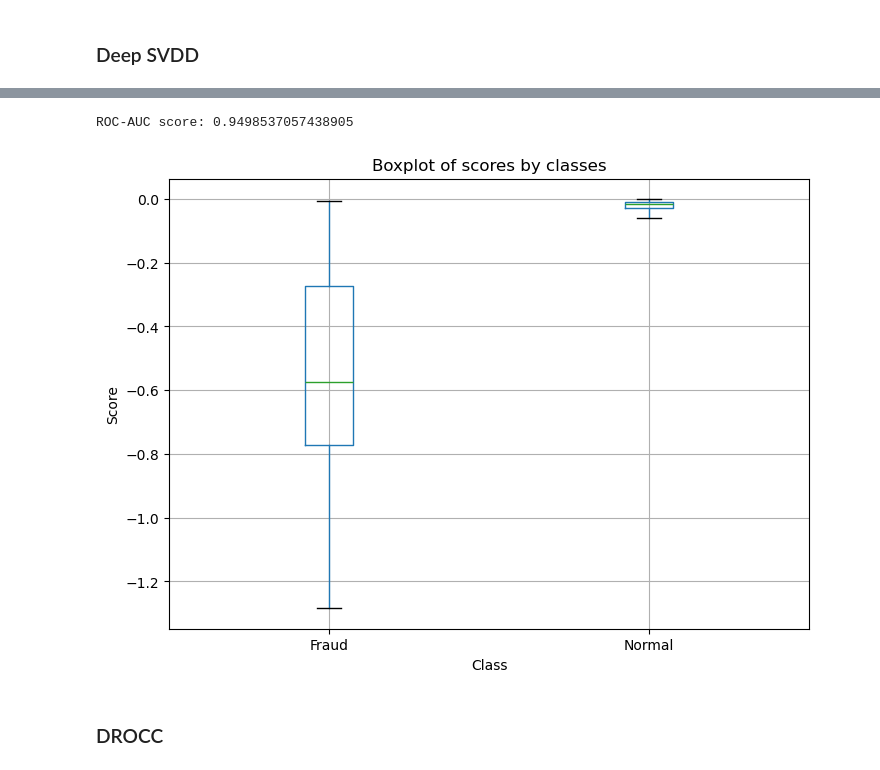
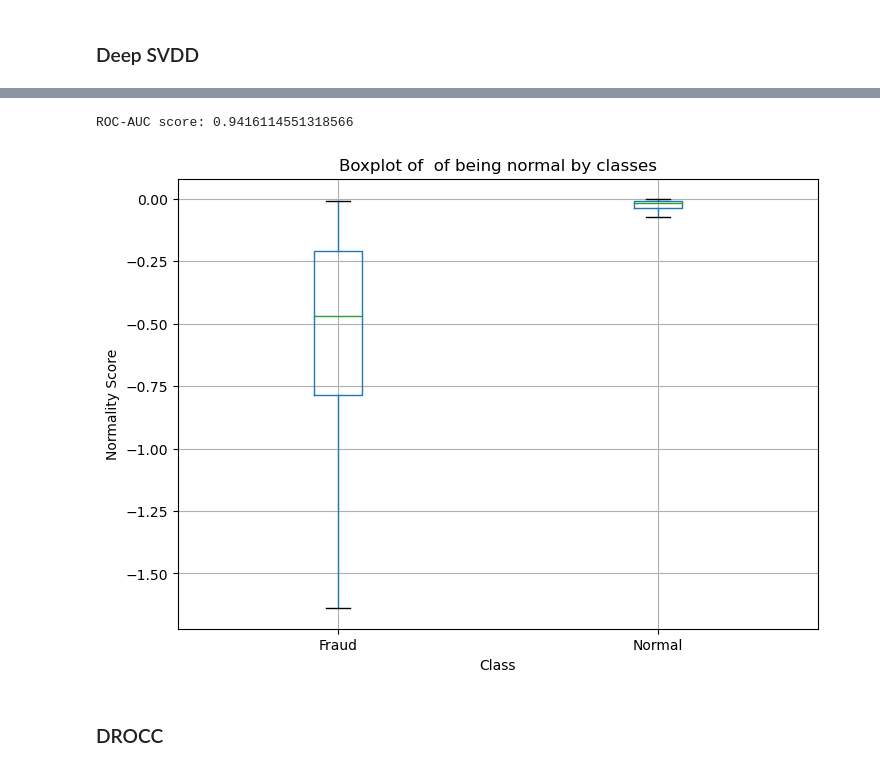
Before and after one commit to vilhess/CreditCardFraud, a Jupyter notebook: experiments.ipynb, the cells around one changed output, grey strips where cells are left out. Drawn from its saved outputs; the diff is of its cells as text; code cells hidden in the pictures.

```diff
--- a/experiments.ipynb
+++ b/experiments.ipynb
@@ -17,11 +17,11 @@ from trainers.drocc_trainer import DROCCTrainer, adjust_learning_rate
 from trainers.dsvdd_trainer import DeepSVDD
 from trainers.vae_trainer import LossVAE
 # %%
-df = pd.read_csv('~/Bureau/Datasets/TimeSeries/creditcard.csv')
-#df = pd.read_csv('creditcard.csv')
+#df = pd.read_csv('~/Bureau/Datasets/TimeSeries/creditcard.csv')
+df = pd.read_csv('creditcard.csv')
 df.head()
 
-DEVICE="cuda"
+DEVICE="mps"
 BATCH_SIZE=256
 # %%
 normal_rate = len(df[df['Class']==0])/ len(df)
@@ -252,28 +252,28 @@ with torch.no_grad():
 all_tar = torch.cat(all_tar)
 all_preds = torch.cat(all_preds)
 
-score = roc_auc_score(all_tar, all_preds)
-print(f"ROC-AUC score: {score}")
+score_dsvdd = roc_auc_score(all_tar, all_preds)
+print(f"ROC-AUC score: {score_dsvdd}")
 # %% [output]
-ROC-AUC score: 0.9498537057438905
+ROC-AUC score: 0.9416114551318566
 # %%
 results = pd.DataFrame({})
 results["pred"] = all_preds
 results['class']=all_tar
 
 results.boxplot(column='pred', by='class', figsize=(8, 6), showfliers=False)
 
 # Ajouter des labels et un titre
-plt.title("Boxplot of scores by classes")
+plt.title("Boxplot of  of being normal by classes")
 plt.suptitle("")  # Supprime le titre automatique de pandas
 plt.xlabel("Class")
-plt.ylabel("Score")
+plt.ylabel("Normality Score")
 plt.xticks(ticks=[1, 2], labels=['Fraud', 'Normal'])
 
 # Afficher le graphique
 plt.show()
 # %% [output]
-[figure, old version]
+[figure, new version]
 # %% [markdown]
 ### DROCC
 # %%
```
Also changed, not shown: parts of 20 cells of this notebook.
